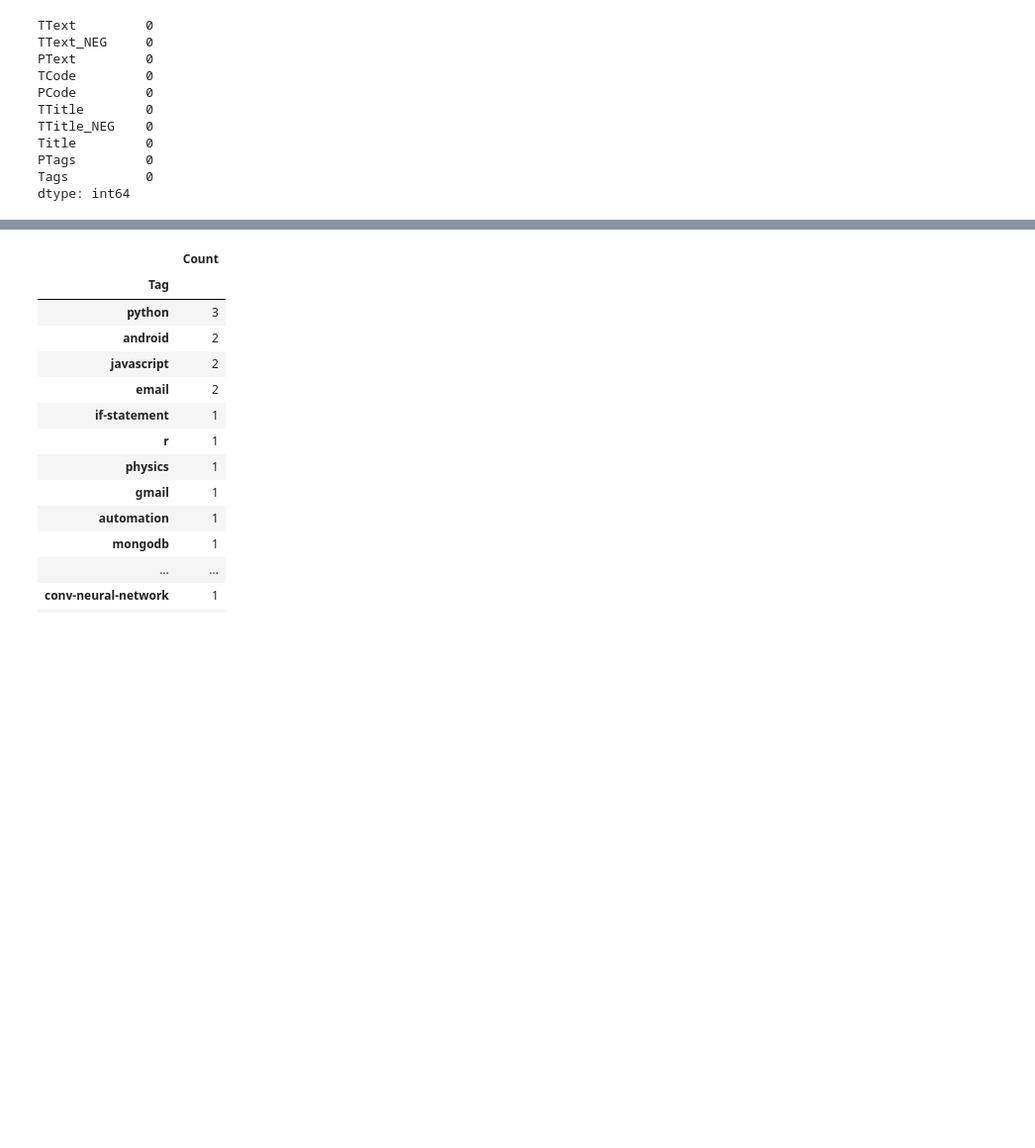
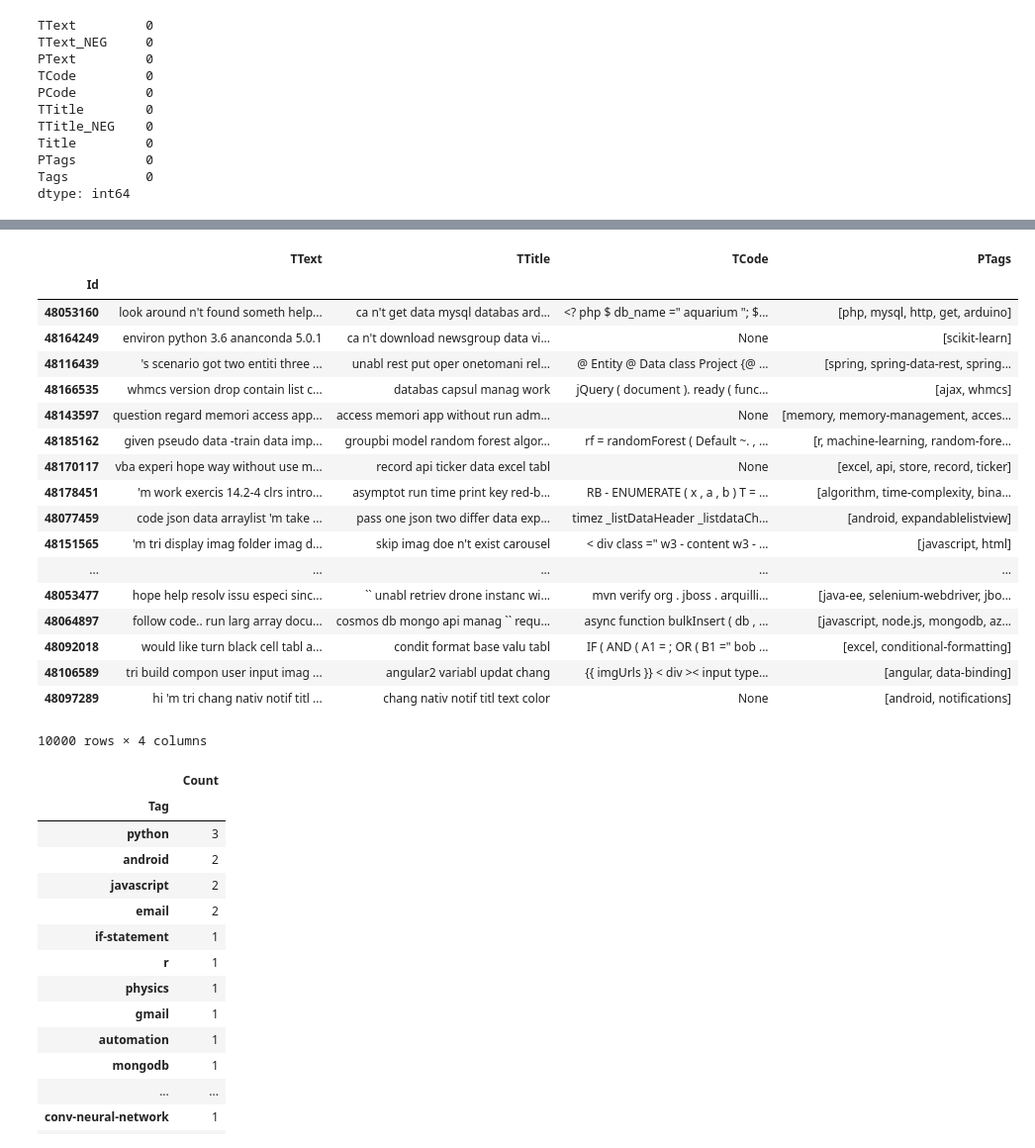
Before and after one commit to rudloffl/Tag-generator-Stackoverflow, a Jupyter notebook: Notebooks/D1 - Unsupervised methods.ipynb, the cells around one changed output, grey strips where cells are left out. Shown at 99% size. Drawn from its saved outputs; the diff is of its cells as text; code cells hidden in the pictures; blank space fills up the shorter version.

```diff
--- a/Notebooks/D1 - Unsupervised methods.ipynb
+++ b/Notebooks/D1 - Unsupervised methods.ipynb
@@ -76,6 +76,6 @@ Tags          0
 dtype: int64
 # %%
 #Downsampling
-dataset = dataset.sample(5000)
+dataset = dataset.sample(10000)
 dataset.shape
 # %% [output]
@@ -204,3 +306,25 @@ X = customLDA.fit_transform(dataset[['TText', 'TTitle', 'TCode']])
+# %%
+dataset[['TText', 'TTitle', 'TCode', 'PTags']]
+# %% [output]
+|  | TText | TTitle | TCode | PTags |
+| Id |  |  |  |  |
+| 48053160 | look around n't found someth help... | ca n't get data mysql databas ard... | <? php $ db_name =" aquarium "; $... | [php, mysql, http, get, arduino] |
+| 48164249 | environ python 3.6 ananconda 5.0.1 | ca n't download newsgroup data vi... | None | [scikit-learn] |
+| 48116439 | 's scenario got two entiti three ... | unabl rest put oper onetomani rel... | @ Entity @ Data class Project {@ ... | [spring, spring-data-rest, spring... |
+| 48166535 | whmcs version drop contain list c... | databas capsul manag work | jQuery ( document ). ready ( func... | [ajax, whmcs] |
+| 48143597 | question regard memori access app... | access memori app without run adm... | None | [memory, memory-management, acces... |
+| 48185162 | given pseudo data -train data imp... | groupbi model random forest algor... | rf = randomForest ( Default ~. , ... | [r, machine-learning, random-fore... |
+| 48170117 | vba experi hope way without use m... | record api ticker data excel tabl | None | [excel, api, store, record, ticker] |
+| 48178451 | 'm work exercis 14.2-4 clrs intro... | asymptot run time print key red-b... | RB - ENUMERATE ( x , a , b ) T = ... | [algorithm, time-complexity, bina... |
+| 48077459 | code json data arraylist 'm take ... | pass one json two differ data exp... | timez _listDataHeader _listdataCh... | [android, expandablelistview] |
+| 48151565 | 'm tri display imag folder imag d... | skip imag doe n't exist carousel | < div class =" w3 - content w3 - ... | [javascript, html] |
+| ... | ... | ... | ... | ... |
+| 48053477 | hope help resolv issu especi sinc... | `` unabl retriev drone instanc wi... | mvn verify org . jboss . arquilli... | [java-ee, selenium-webdriver, jbo... |
+| 48064897 | follow code.. run larg array docu... | cosmos db mongo api manag `` requ... | async function bulkInsert ( db , ... | [javascript, node.js, mongodb, az... |
+| 48092018 | would like turn black cell tabl a... | condit format base valu tabl | IF ( AND ( A1 = ; OR ( B1 =" bob ... | [excel, conditional-formatting] |
+| 48106589 | tri build compon user input imag ... | angular2 variabl updat chang | {{ imgUrls }} < div >< input type... | [angular, data-binding] |
+| 48097289 | hi 'm tri chang nativ notif titl ... | chang nativ notif titl text color | None | [android, notifications] |
+10000 rows × 4 columns
 # %%
 kmeans = KMeans(n_clusters=500, random_state=0).fit(X)
 # %%
```
Also changed, not shown: parts of 18 cells of this notebook.
